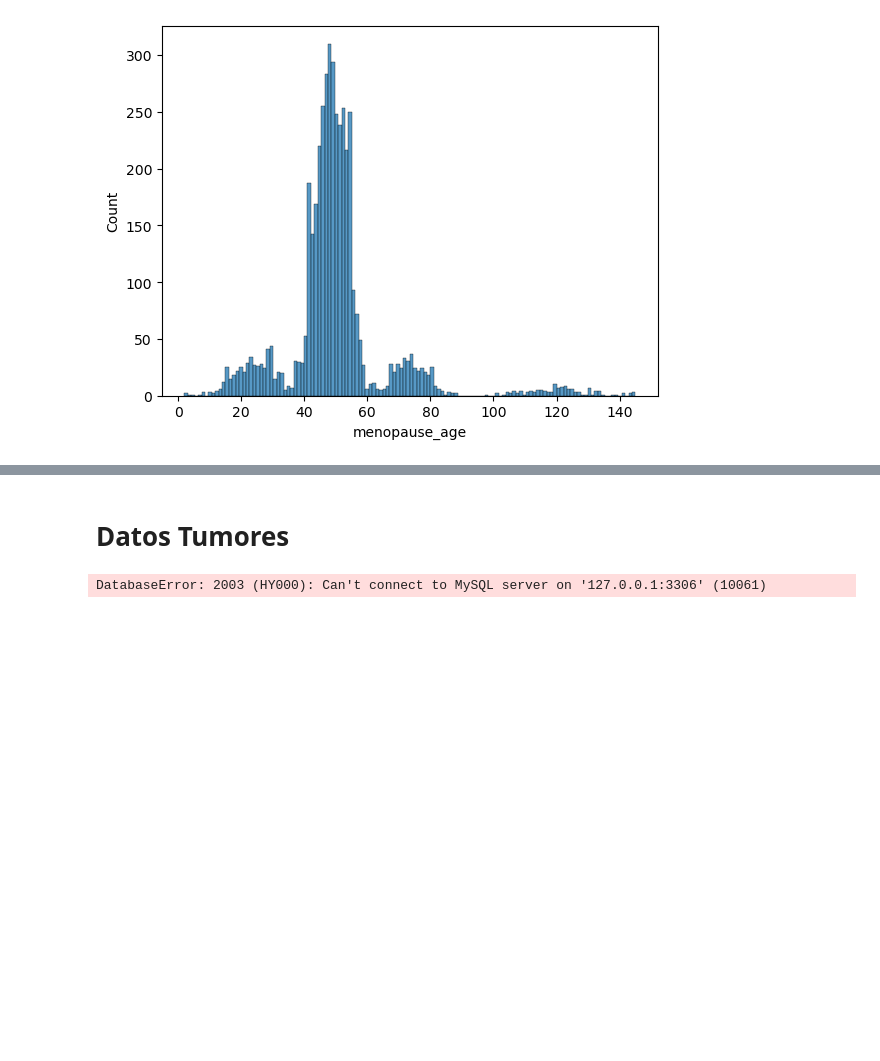
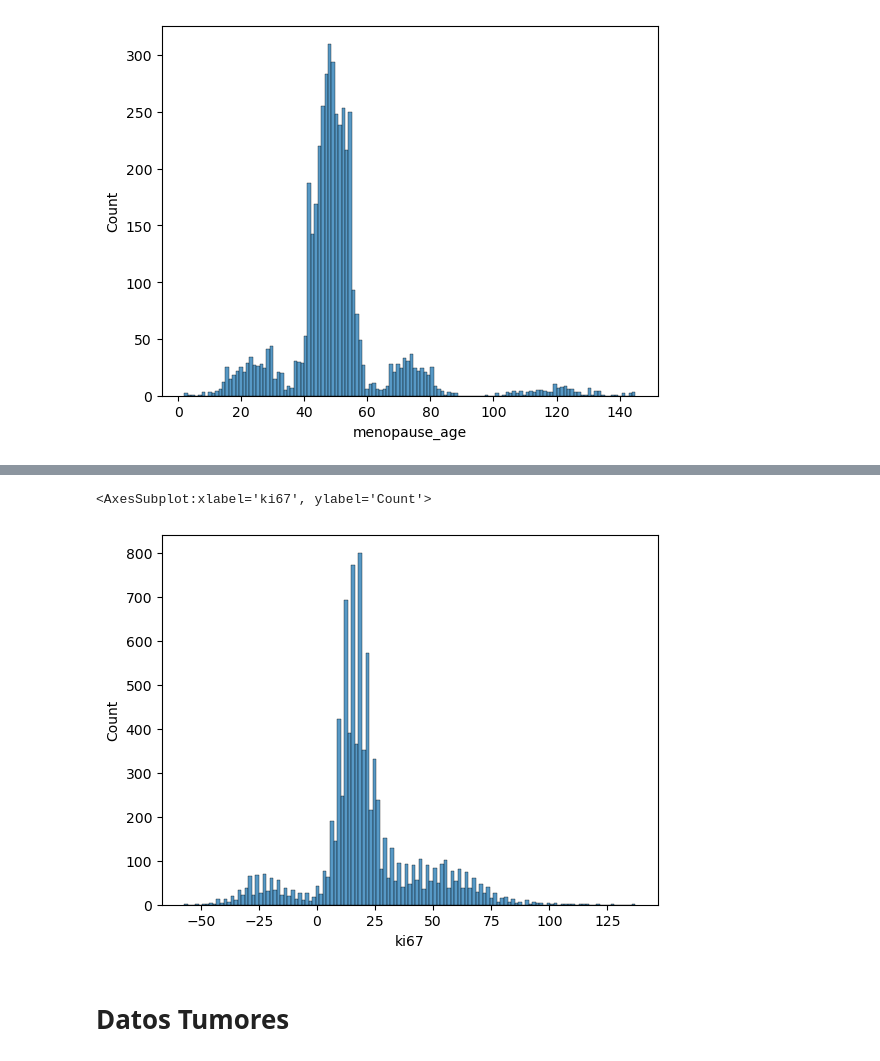
Before and after one commit to RubenCid35/CancerRiskProfiling, a Jupyter notebook: notebooks/02-preprocesado.ipynb, the cells around one changed output, grey strips where cells are left out. Drawn from its saved outputs; the diff is of its cells as text; code cells hidden in the pictures; blank space fills up the shorter version.

```diff
--- a/notebooks/02-preprocesado.ipynb
+++ b/notebooks/02-preprocesado.ipynb
@@ -377,0 +377,4 @@ chemis.info()
+# %%
+chemis = pd.read_json('../data/raw/histochemistry.json')
+print("Tamaño: ", chemis.shape)
+display(chemis.head(n = 10))
@@ -377,0 +394,5 @@ chemis.info()
+# %%
+sns.histplot(data = chemis, x = 'ki67')
+# %% [output]
+<AxesSubplot:xlabel='ki67', ylabel='Count'>
+[figure, added]
@@ -378,19 +403,2 @@ chemis.info()
 # %% [markdown]
 # Datos Tumores
-# %%
-def read_tumor_data():
-    conn = connect(user = os.environ.get('PCD_DB_USR'),
-                   password = os.environ.get('PCD_DB_PWD'),
-                   host = '127.0.0.1', port = 3306,
-                   database = 'tumordb'
-                    )
-    data = pd.read_sql("SELECT * FROM tumor;", conn)
-    conn.close()
-
-    return data
-
-tumor = read_tumor_data()
-print("Tamaño: ", tumor.shape)
-tumor.head()
-# %% [output]
-DatabaseError: 2003 (HY000): Can't connect to MySQL server on '127.0.0.1:3306' (10061)
```
Also changed, not shown: parts of 16 cells of this notebook, 1 other file.
